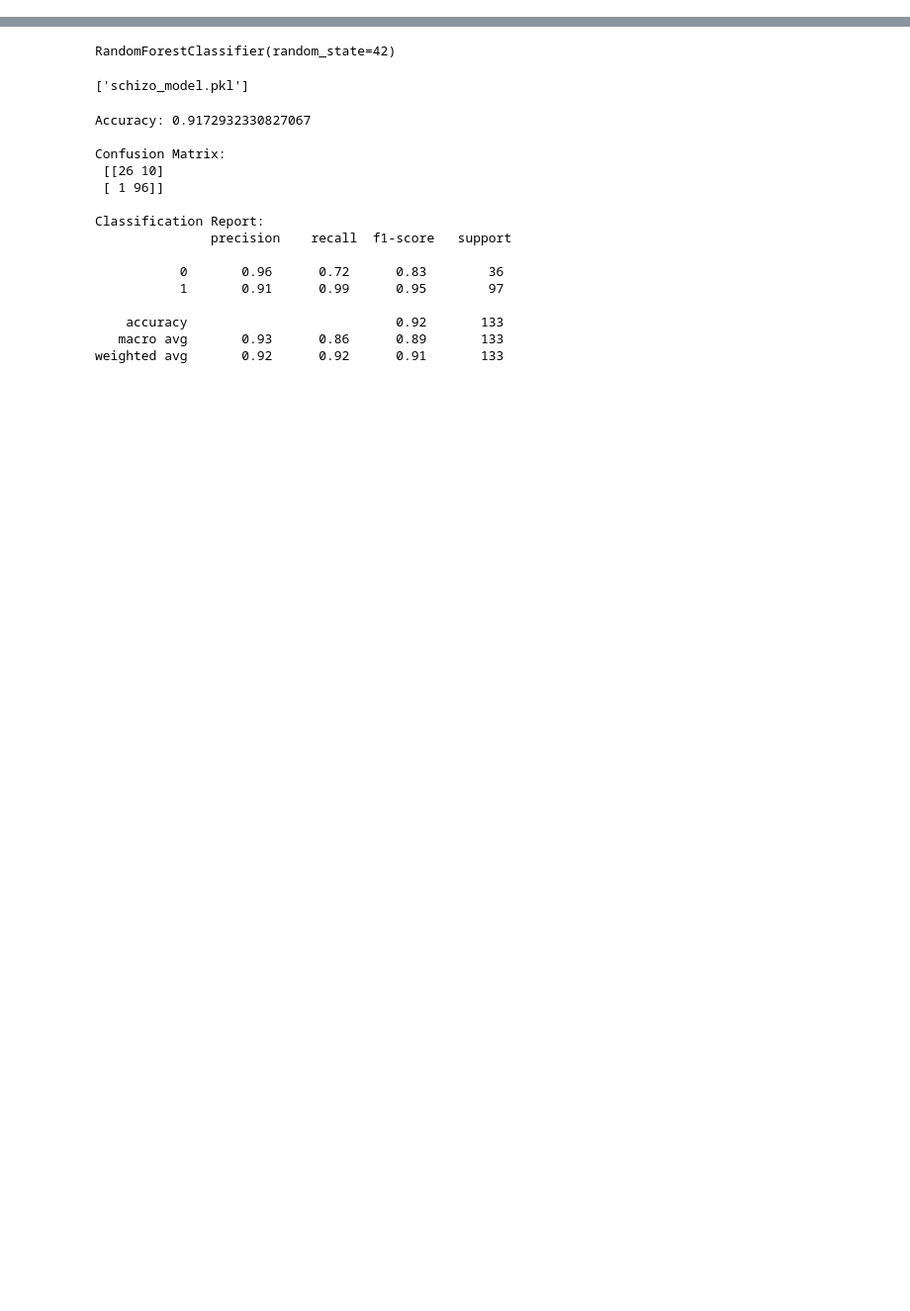
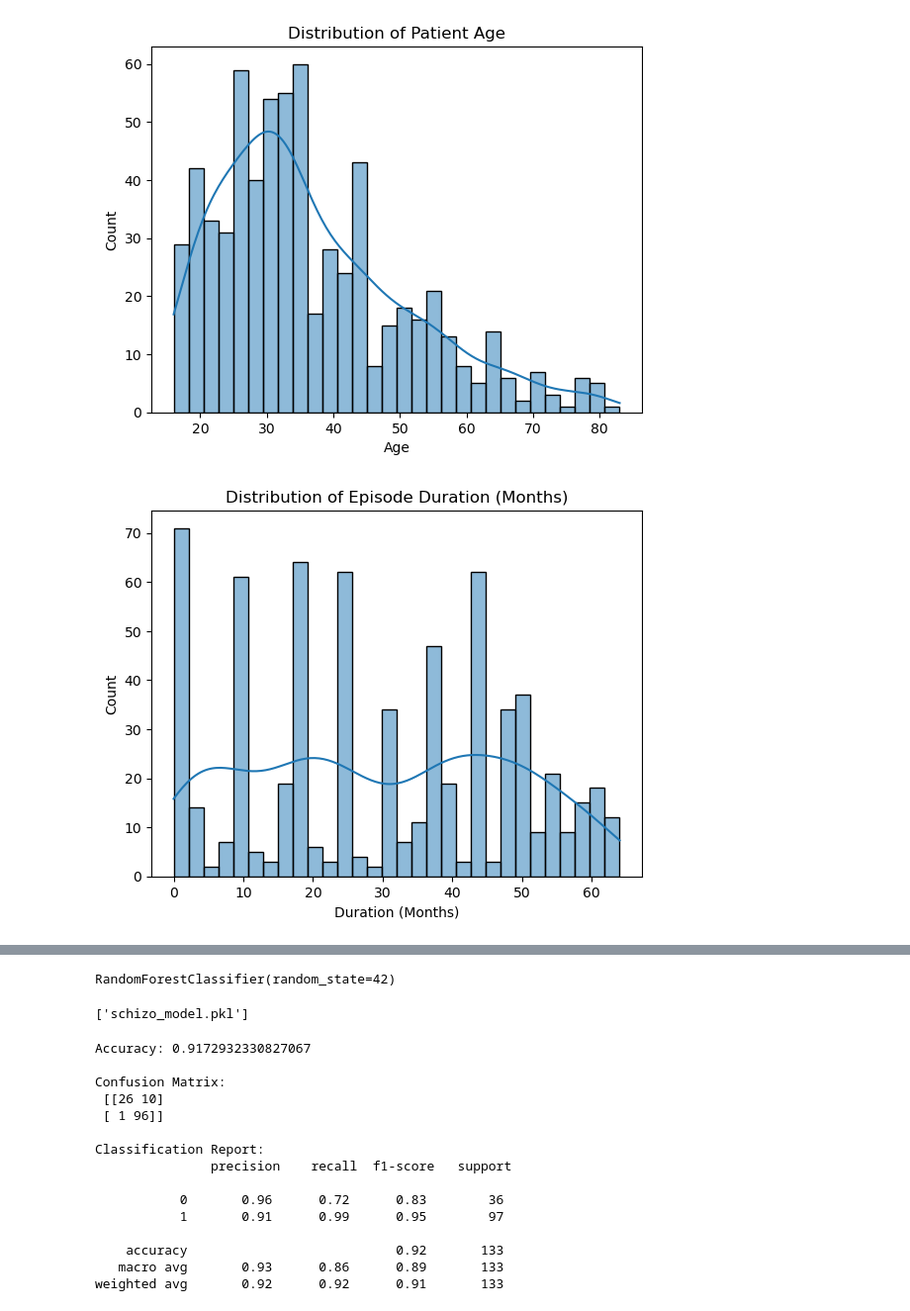
Before and after one commit to niol08/schizophrenia-ML-model, a Jupyter notebook: schizophrenia-model.ipynb, the cells around one changed output, grey strips where cells are left out. Shown: that part at 99% size. Drawn from its saved outputs; the diff is of its cells as text; code cells hidden in the pictures; blank space fills up the shorter version.

```diff
--- a/schizophrenia-model.ipynb
+++ b/schizophrenia-model.ipynb
@@ -41,3 +43,24 @@ for col in df.columns:
         le = LabelEncoder()
         df[col] = le.fit_transform(df[col])
         label_encoders[col] = le
+# %%
+
+
+# Age Distribution
+sns.histplot(df['AGE'], kde=True, bins=30)
+plt.title("Distribution of Patient Age")
+plt.xlabel("Age")
+plt.ylabel("Count")
+plt.savefig('my_plot_AGE.png', dpi=300, bbox_inches='tight')
+plt.show()
+
+# Duration of Episode
+sns.histplot(df['DUR_EPIS'], kde=True, bins=30)
+plt.title("Distribution of Episode Duration (Months)")
+plt.xlabel("Duration (Months)")
+plt.ylabel("Count")
+plt.savefig('my_plot_DUR_EPIS.png', dpi=300, bbox_inches='tight')
+plt.show()
+# %% [output]
+[figure, added]
+[figure, added]
```
Also changed, not shown: parts of 4 cells of this notebook, 6 other files.
